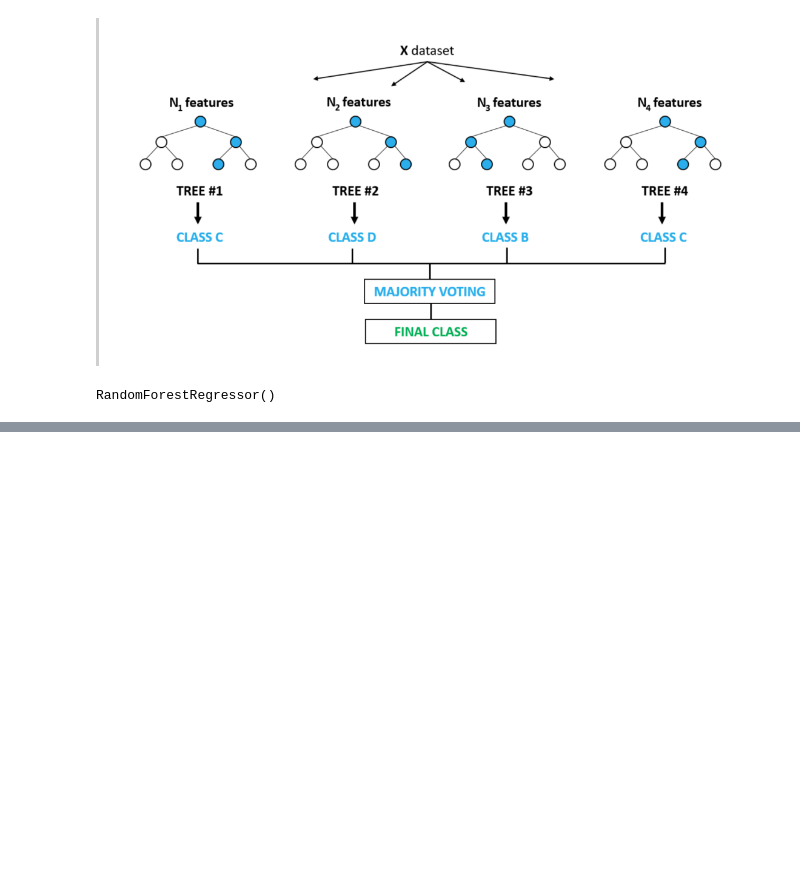
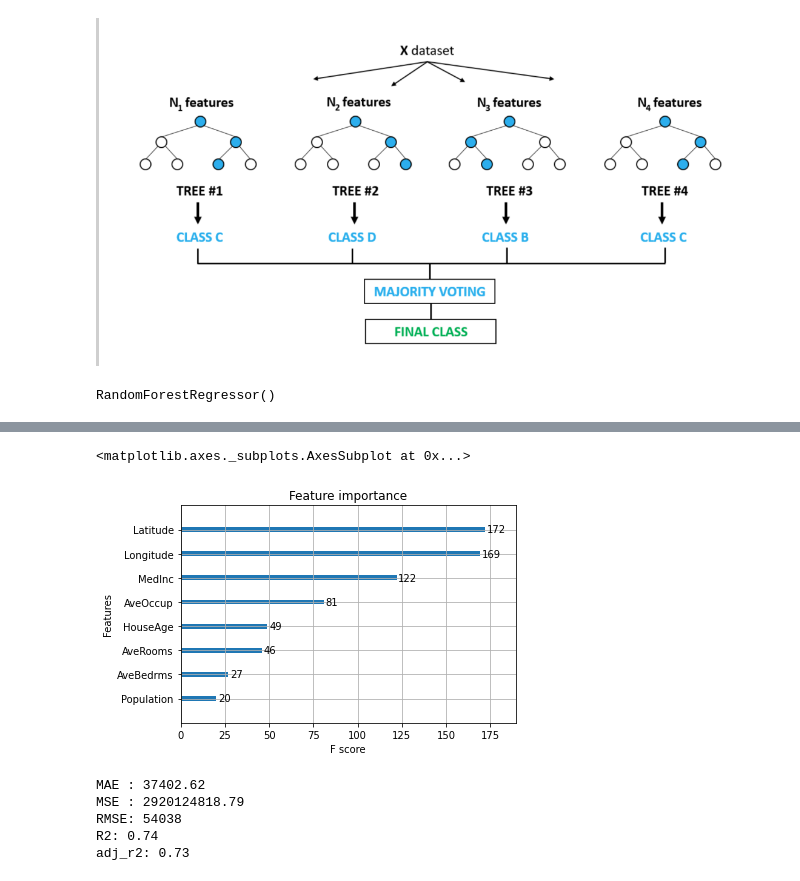
Before and after one commit to sleeptiger/Abc-project, a Jupyter notebook: 머신러닝L.ipynb, the cells around one changed output, grey strips where cells are left out. Drawn from its saved outputs; the diff is of its cells as text; code cells hidden in the pictures; blank space fills up the shorter version.

```diff
--- a/머신러닝L.ipynb
+++ b/머신러닝L.ipynb
@@ -1089,0 +1103,3 @@ adj_R2: 0.86
+# %%
+xgb_model = XGBRegressor()
+xgb_model.fit(X_train, Y_train)
@@ -1089,0 +1109,25 @@ adj_R2: 0.86
+# %%
+# 변수 중요도(feature importance)
+plot_importance(xgb_model)
+# %% [output]
+<matplotlib.axes._subplots.AxesSubplot at 0x...>
+[figure, added]
+# %%
+predictions = xgb_model.predict(X_test)
+mae = mean_absolute_error(Y_test, predictions)
+mse = mean_squared_error(Y_test, predictions)
+rmse = mse ** 0.5
+r2 = r2_score(Y_test, predictions)
+adj_r2 = 1-( 1 - r2) * ( len(Y_test) - 1)  / ( len(Y_test) - X_test.shape[1] - 1)
+
+print('MAE : {}'.format(round(mae, 2)))
+print('MSE : {}'.format(round(mse, 2)))
+print('RMSE: {}'.format(round(rmse), 2))
+print('R2: {}'.format(round(r2, 2)))
+print('adj_r2: {}'.format(round(adj_r2, 2)))
+# %% [output]
+MAE : 37402.62
+MSE : 2920124818.79
+RMSE: 54038
+R2: 0.74
+adj_r2: 0.73
```
Also changed, not shown: parts of 41 cells of this notebook.
